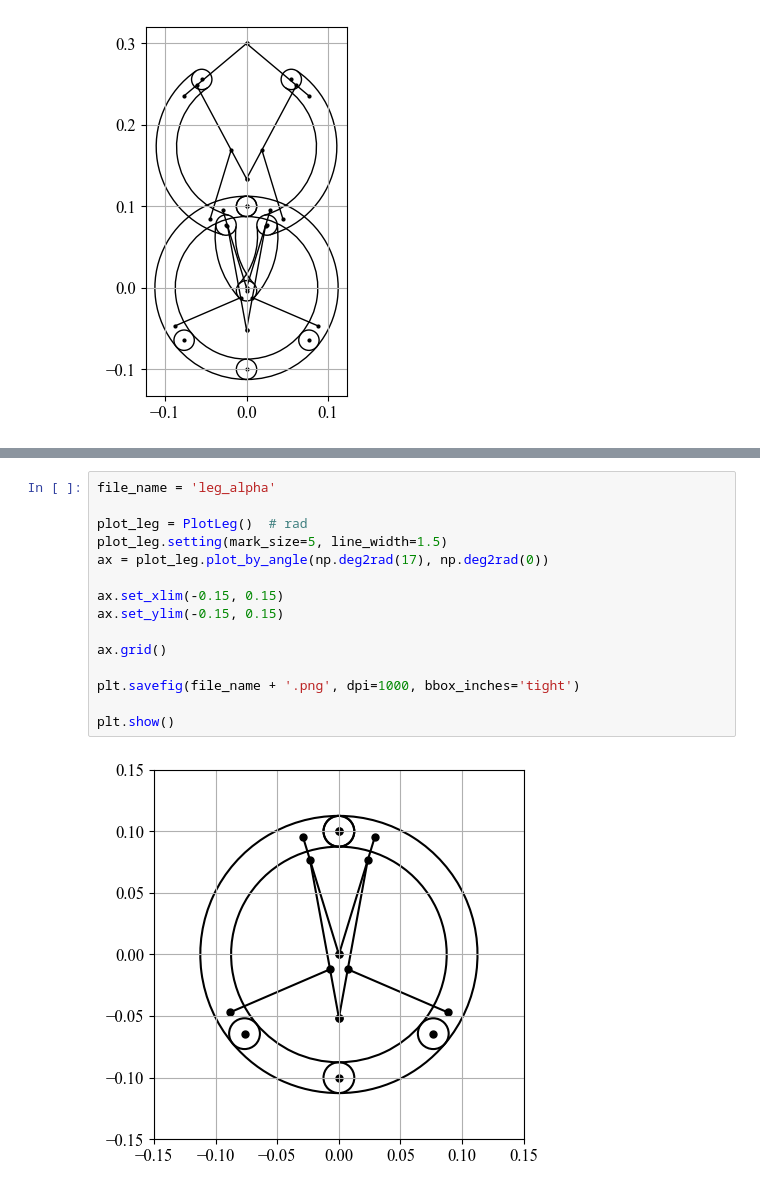
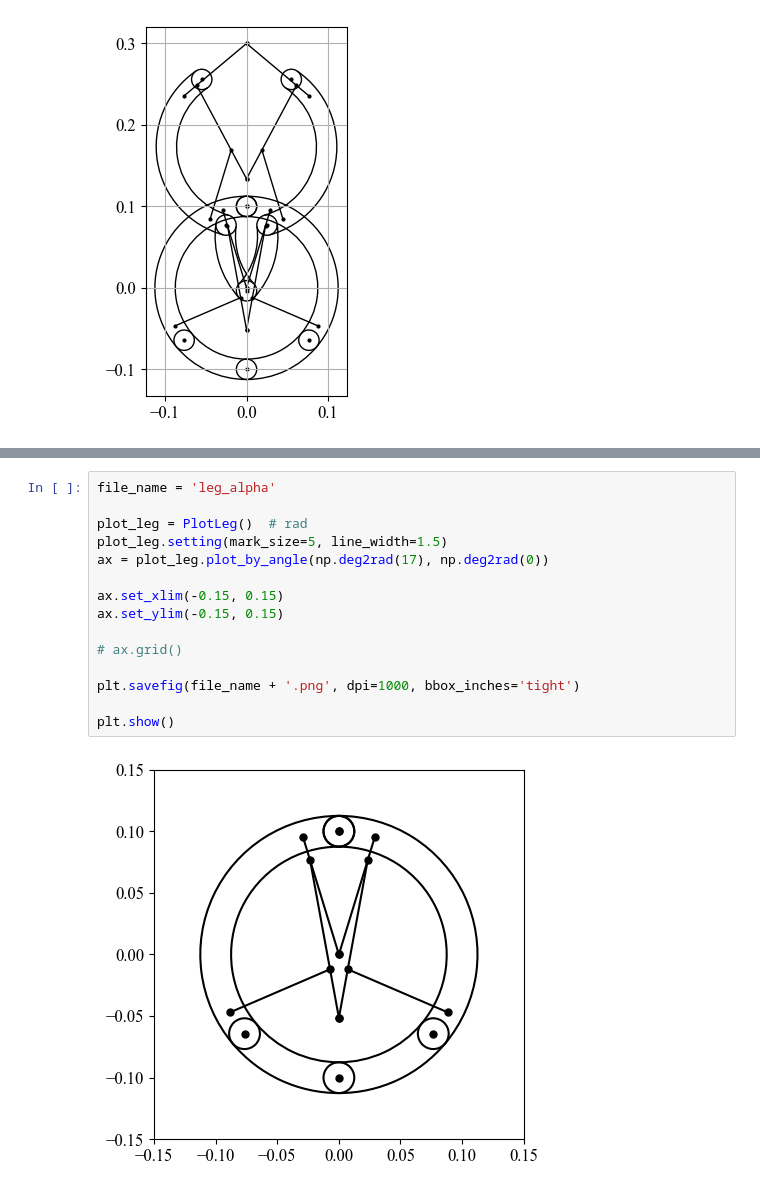
Before and after one commit to hiho817/LegWheel, a Jupyter notebook: ICRA_fig.ipynb, the cells around one changed output, grey strips where cells are left out. Drawn from its saved outputs; the diff is of its cells as text.

```diff
--- a/ICRA_fig.ipynb
+++ b/ICRA_fig.ipynb
@@ -200,17 +200,17 @@ plot_leg_with_key_points()
 # %%
 file_name = 'leg_alpha'
 
 plot_leg = PlotLeg()  # rad
 plot_leg.setting(mark_size=5, line_width=1.5)
 ax = plot_leg.plot_by_angle(np.deg2rad(17), np.deg2rad(0))
 
 ax.set_xlim(-0.15, 0.15)
 ax.set_ylim(-0.15, 0.15)
 
-ax.grid()
+# ax.grid()
 
 plt.savefig(file_name + '.png', dpi=1000, bbox_inches='tight')
 
 plt.show()
 # %% [output]
-[figure, old version]
+[figure, new version]
```
Also changed, not shown: parts of 1 cell of this notebook, 3 other files.
